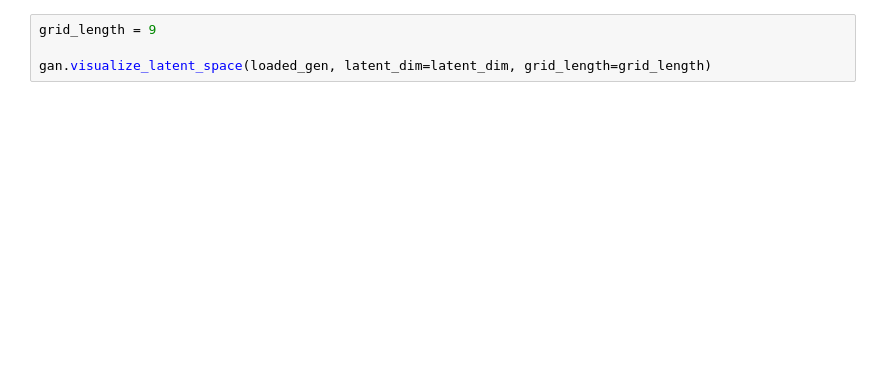
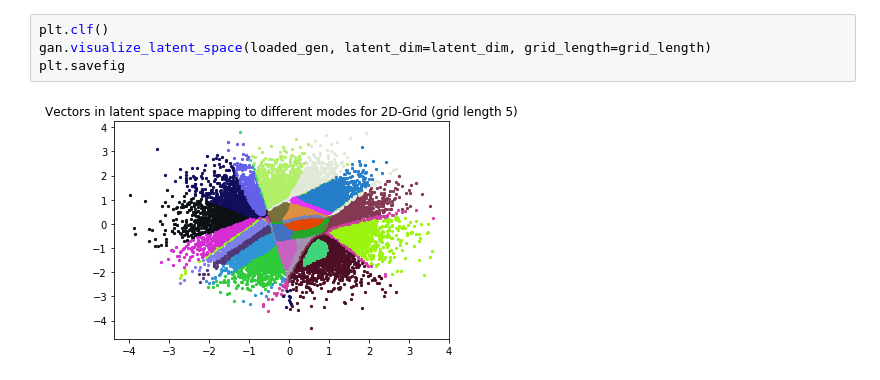
Before and after one commit to narenmanoj/summer-2018-sandbox, a Jupyter notebook: experiments/synthetic/2d_grid.ipynb, the cells around one changed output. Saved outputs shown, nothing was run; the diff lists cells and outputs as text; blank space fills up the shorter version.

```diff
--- a/experiments/synthetic/2d_grid.ipynb
+++ b/experiments/synthetic/2d_grid.ipynb
@@ -98,7 +118,9 @@ gan.visualize_model(loaded_gen, latent_dim=latent_dim, grid_length=grid_length)
 # %%
-grid_length = 9
-
+plt.clf()
 gan.visualize_latent_space(loaded_gen, latent_dim=latent_dim, grid_length=grid_length)
+plt.savefig
+# %% [output]
+[figure, added]
 # %%
 plt.clf()
 s = gan.count_support_size(loaded_gen, latent_dim=latent_dim, grid_length=grid_length)
```
Also changed, not shown: parts of 8 cells of this notebook, 6 other files.
